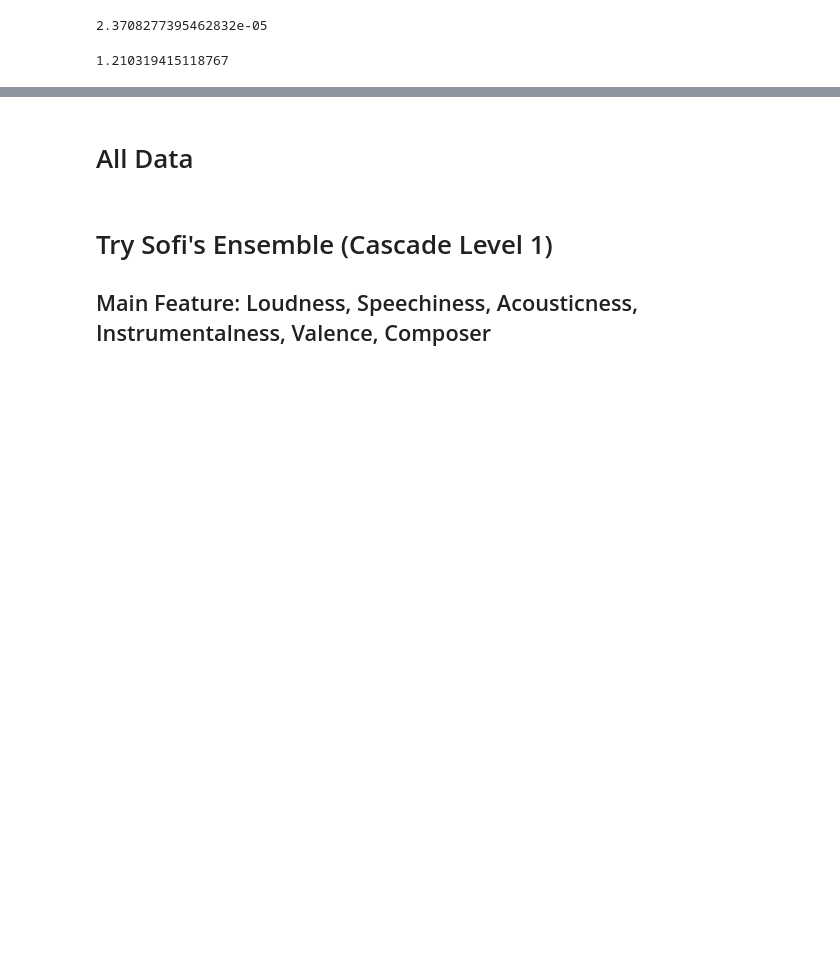
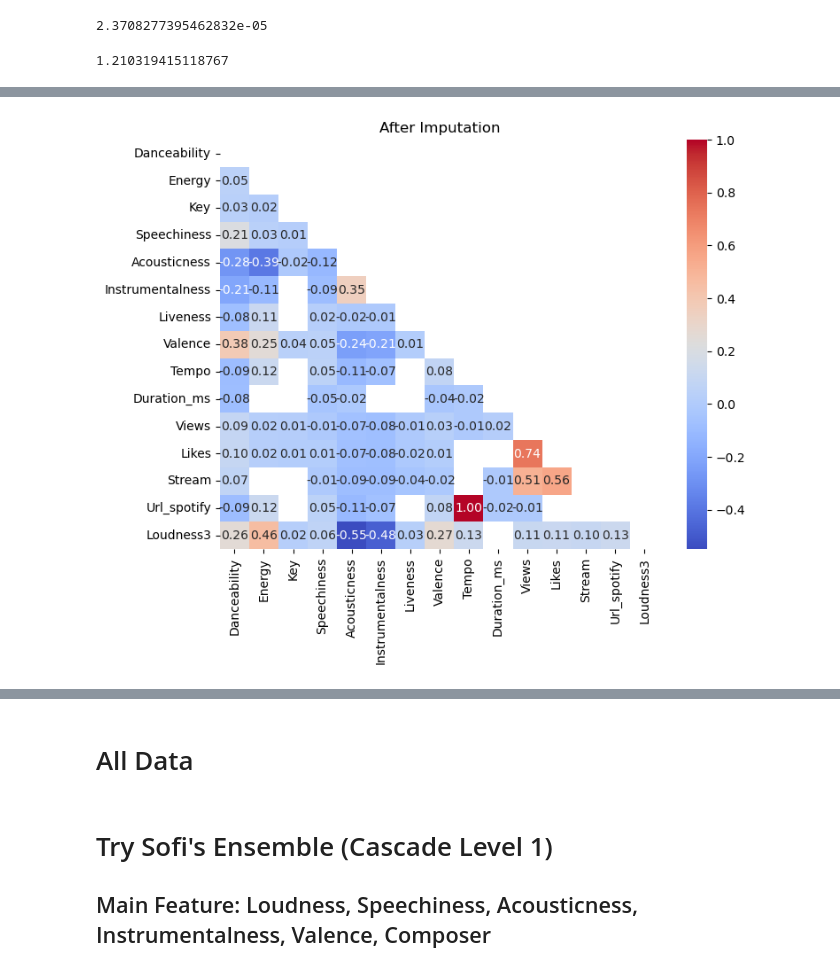
Before and after one commit to sormazabal/Konfusion, a Jupyter notebook: Adin-CascadeLearning-30Mei_NOON.ipynb, the cells around one changed output, grey strips where cells are left out. Saved outputs shown, nothing was run; the diff lists cells and outputs as text; code cells hidden in the pictures; blank space fills up the shorter version.

```diff
--- a/Adin-CascadeLearning-30Mei_NOON.ipynb
+++ b/Adin-CascadeLearning-30Mei_NOON.ipynb
@@ -419,0 +571,5 @@ Mean Squared Error: 0.01762636660033472
+# %%
+arr_NOT_important_column = [ 'Loudness2']
+
+train_imputed = remove_unimportant_column(train_imputed_loudness, arr_NOT_important_column)
+test_imputed = remove_unimportant_column(test_imputed_loudness, arr_NOT_important_column)
@@ -513,6 +705,7 @@ corr_matrix_with_threshold(df_train_embedding_important_simple, 0.01, 'Without I
 # %%
-corr_matrix_with_threshold(df_train_embedding_important_simple_added_conditioning, 0.01, 'Without Imputation (Conditioning)')
-corr_matrix_with_threshold(df_train_embedding_important_simple_imputer, 0.01, 'After Imputation (Conditioning)')
+corr_matrix_with_threshold(train_imputed, 0.01, 'After Imputation')
+# %% [output]
+[figure, added]
 # %%
 from sklearn.model_selection import train_test_split
 # train_features, val_features, train_labels, val_labels = train_test_split(df_train_embedding_important_simple_imputer.iloc[:, 1:], df_train_embedding_important_simple_imputer.iloc[:, :1], test_size = 0.20, random_state = 42)
```
Also changed, not shown: parts of 70 cells of this notebook, 8 other files.
